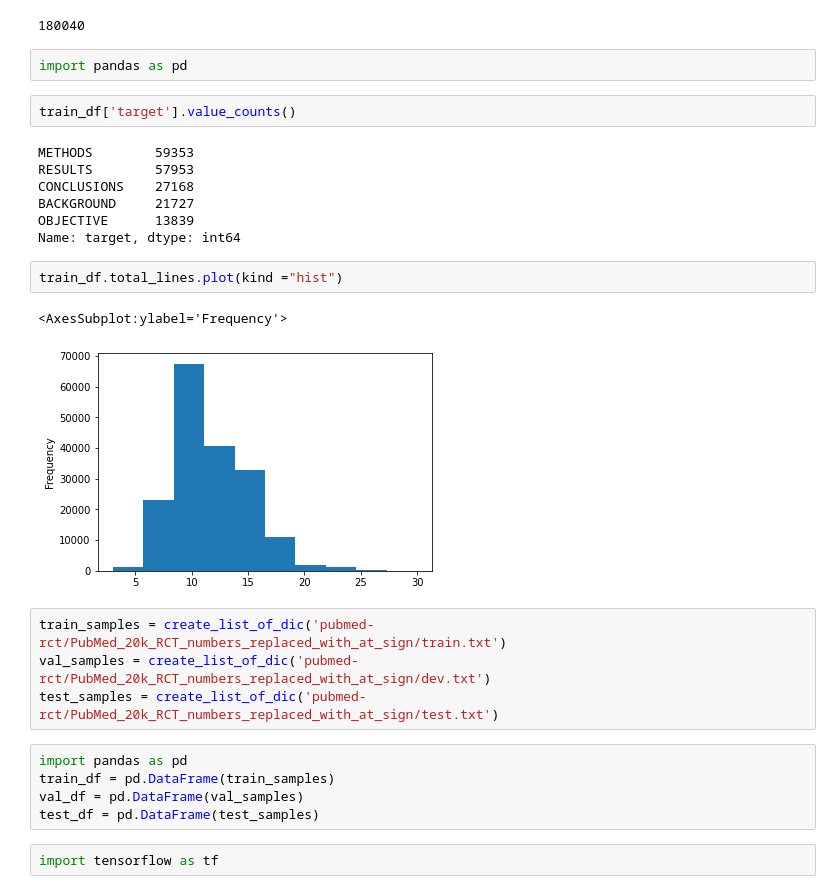
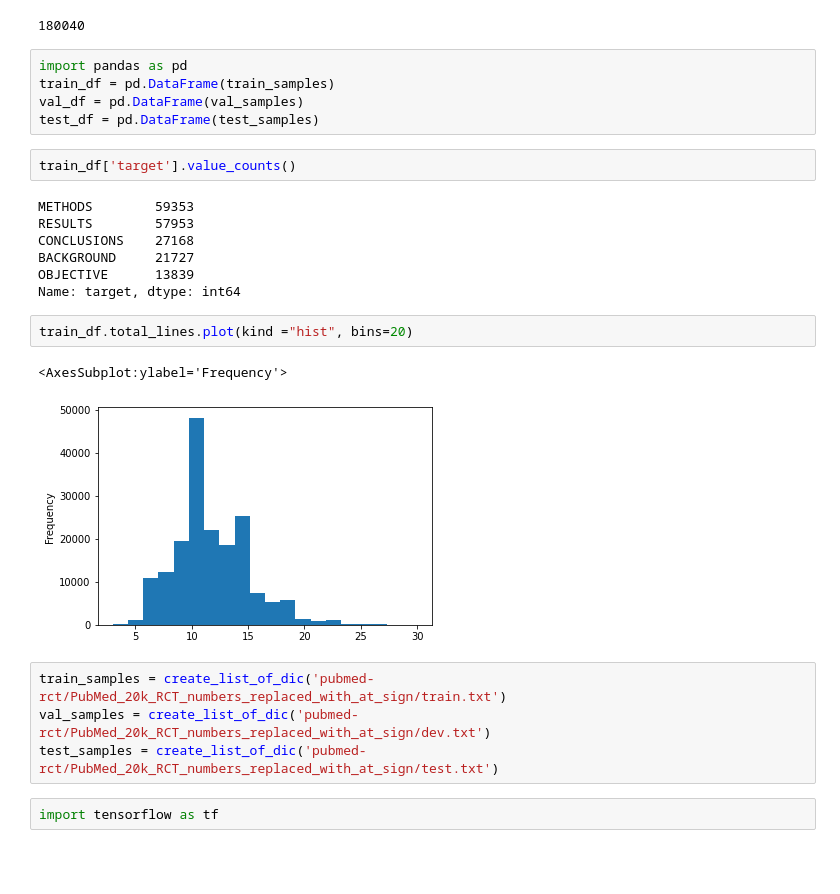
Before and after one commit to Semen-B/NLP_Medical_Paper_Abstracts, a Jupyter notebook: 09_SkimLit_nlp_milestone_project_2.ipynb, the cells around one changed output. Cells and saved outputs as stored; diff of their text form; blank space fills up the shorter version.

```diff
--- a/09_SkimLit_nlp_milestone_project_2.ipynb
+++ b/09_SkimLit_nlp_milestone_project_2.ipynb
@@ -289,6 +241,9 @@ len(train_samples)
 180040
 # %%
 import pandas as pd
+train_df = pd.DataFrame(train_samples)
+val_df = pd.DataFrame(val_samples)
+test_df = pd.DataFrame(test_samples)
 # %%
 train_df['target'].value_counts()
 # %% [output]
@@ -299,19 +254,14 @@ BACKGROUND     21727
 OBJECTIVE      13839
 Name: target, dtype: int64
 # %%
-train_df.total_lines.plot(kind ="hist")
+train_df.total_lines.plot(kind ="hist", bins=20)
 # %% [output]
 <AxesSubplot:ylabel='Frequency'>
-[figure, old version]
+[figure, new version]
 # %%
 train_samples = create_list_of_dic('pubmed-rct/PubMed_20k_RCT_numbers_replaced_with_at_sign/train.txt')
 val_samples = create_list_of_dic('pubmed-rct/PubMed_20k_RCT_numbers_replaced_with_at_sign/dev.txt')
 test_samples = create_list_of_dic('pubmed-rct/PubMed_20k_RCT_numbers_replaced_with_at_sign/test.txt')
-# %%
-import pandas as pd
-train_df = pd.DataFrame(train_samples)
-val_df = pd.DataFrame(val_samples)
-test_df = pd.DataFrame(test_samples)
 # %%
 import tensorflow as tf
 # %%
```
Also changed, not shown: parts of 18 cells of this notebook.
